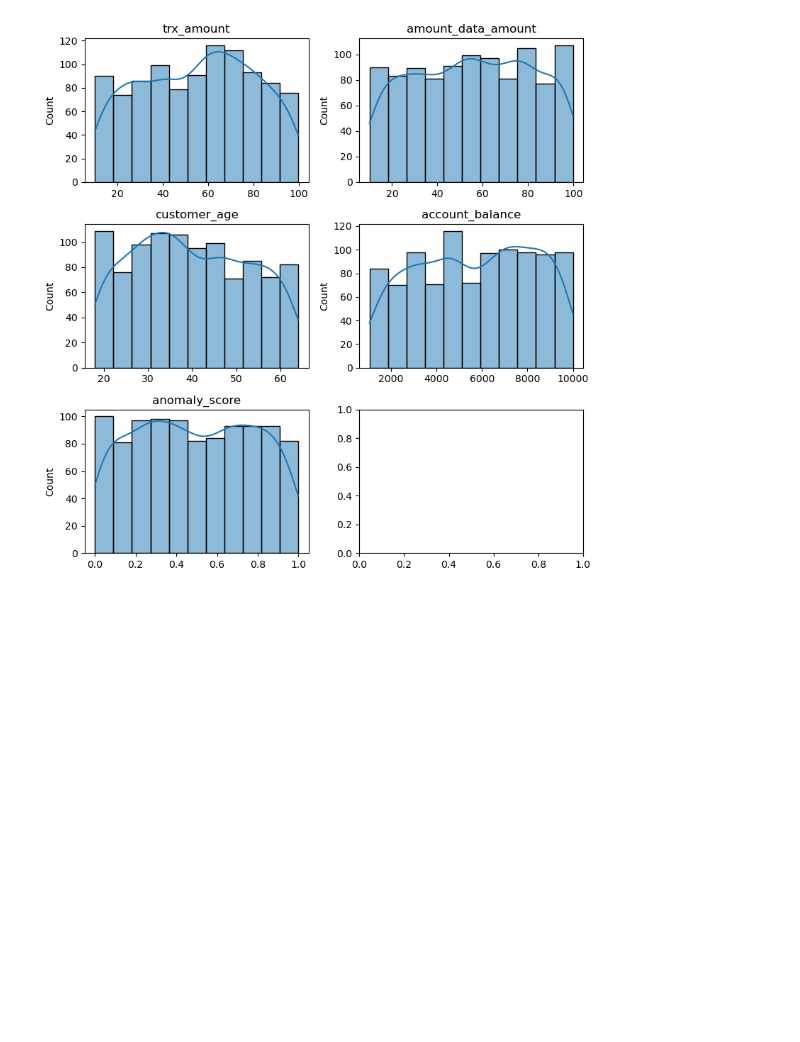
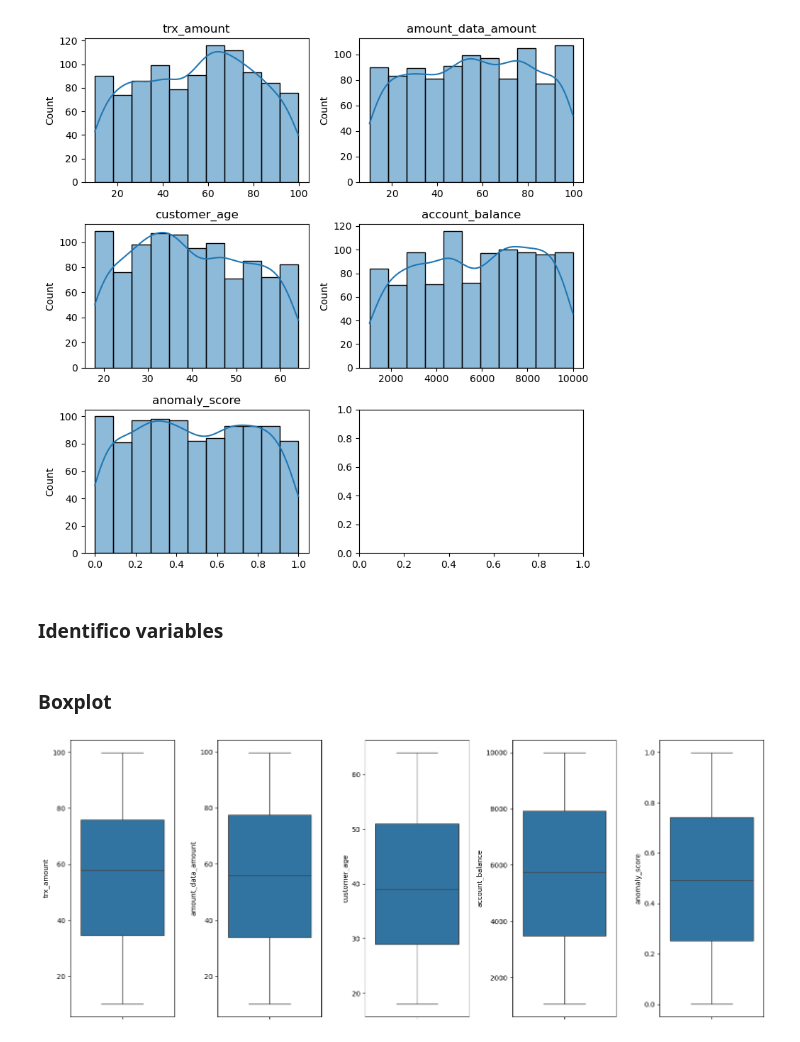
Before and after one commit to kevinsant0s/fraud-detection-coderhouse, a Jupyter notebook: notebooks/EDA_fraud.ipynb, the cells around one changed output. Cells and saved outputs as stored; diff of their text form; code cells hidden in the pictures; blank space fills up the shorter version.

```diff
--- a/notebooks/EDA_fraud.ipynb
+++ b/notebooks/EDA_fraud.ipynb
@@ -273,3 +274,23 @@ for current_idx, col in enumerate(numeric_columns):
 plt.tight_layout()
 # %% [output]
 [figure]
+# %% [markdown]
+### Identifico variables
+# %%
+# variables categoricas
+v_cat = ['trx_category','fraud_indicator','suspicious_flag']
+# variables cuantitativas
+v_num = ['trx_amount','amount_data_amount','customer_age','account_balance','anomaly_score']
+# %% [markdown]
+### Boxplot
+# %%
+# numericos
+variables = v_num
+
+fig, axes = plt.subplots(1, len(variables), figsize=(15,6))
+
+for ax, variable in zip(axes, variables):
+    ax = sns.boxplot( y=variable, data=df_joined, ax=ax)
+plt.tight_layout()
+# %% [output]
+[figure, added]
```
Also changed, not shown: parts of 15 cells of this notebook, 1 other file.
